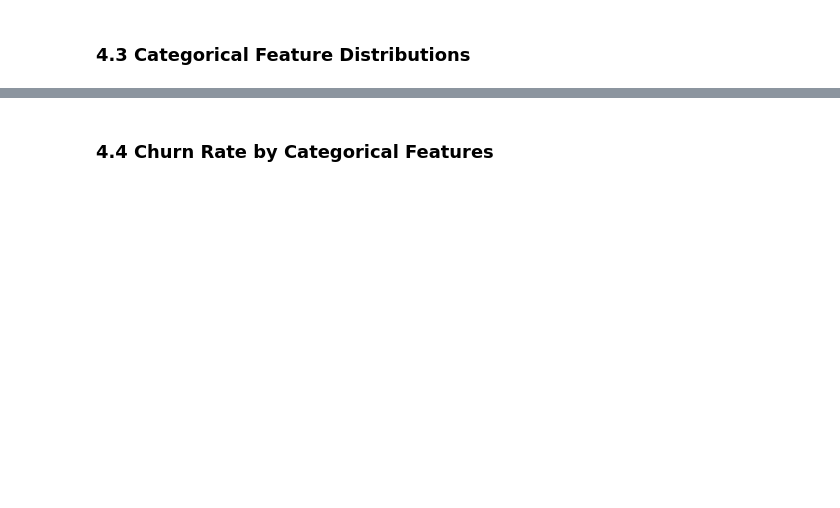
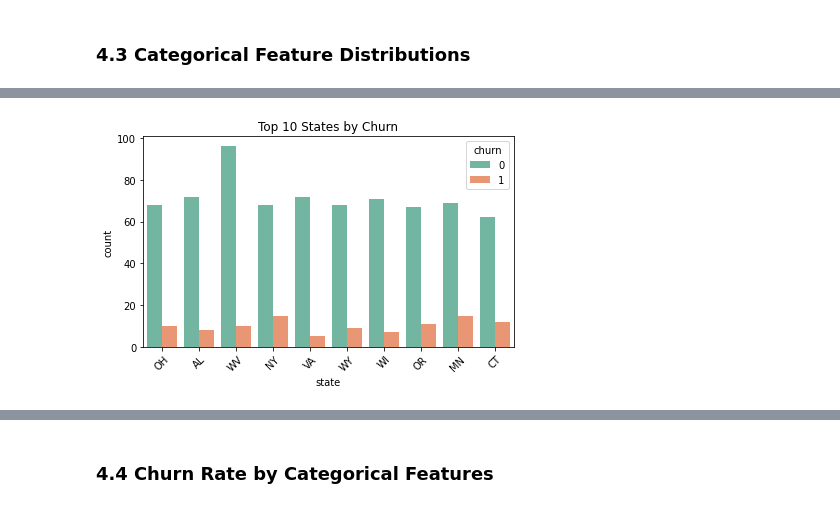
Before and after one commit to HellenDianaNjeri/SyriaTel-Customer-Churn, a Jupyter notebook: notebooks/SyriaTel Customer Churn.ipynb, the cells around one changed output, grey strips where cells are left out. Cells and saved outputs as stored; diff of their text form; code cells hidden in the pictures; blank space fills up the shorter version.

```diff
--- a/notebooks/SyriaTel Customer Churn.ipynb
+++ b/notebooks/SyriaTel Customer Churn.ipynb
@@ -282,3 +216,0 @@ df["intl_plan_x_calls"] = ((df["international plan"] == "yes").astype(int)) * df
-# %%
-# Complaints with billing interaction
-df["custserv_x_total_charge"] = df["customer service calls"] * df["total_charge"]
@@ -429,0 +284,9 @@ for col in categorical_features:
+# %%
+top_states = clean_df['state'].value_counts().nlargest(10).index
+sns.countplot(data=clean_df[clean_df['state'].isin(top_states)], x='state', hue='churn', palette='Set2')
+plt.title('Top 10 States by Churn')
+plt.xticks(rotation=45)
+plt.tight_layout()
+plt.show()
+# %% [output]
+[figure, added]
```
Also changed, not shown: parts of 69 cells of this notebook.
